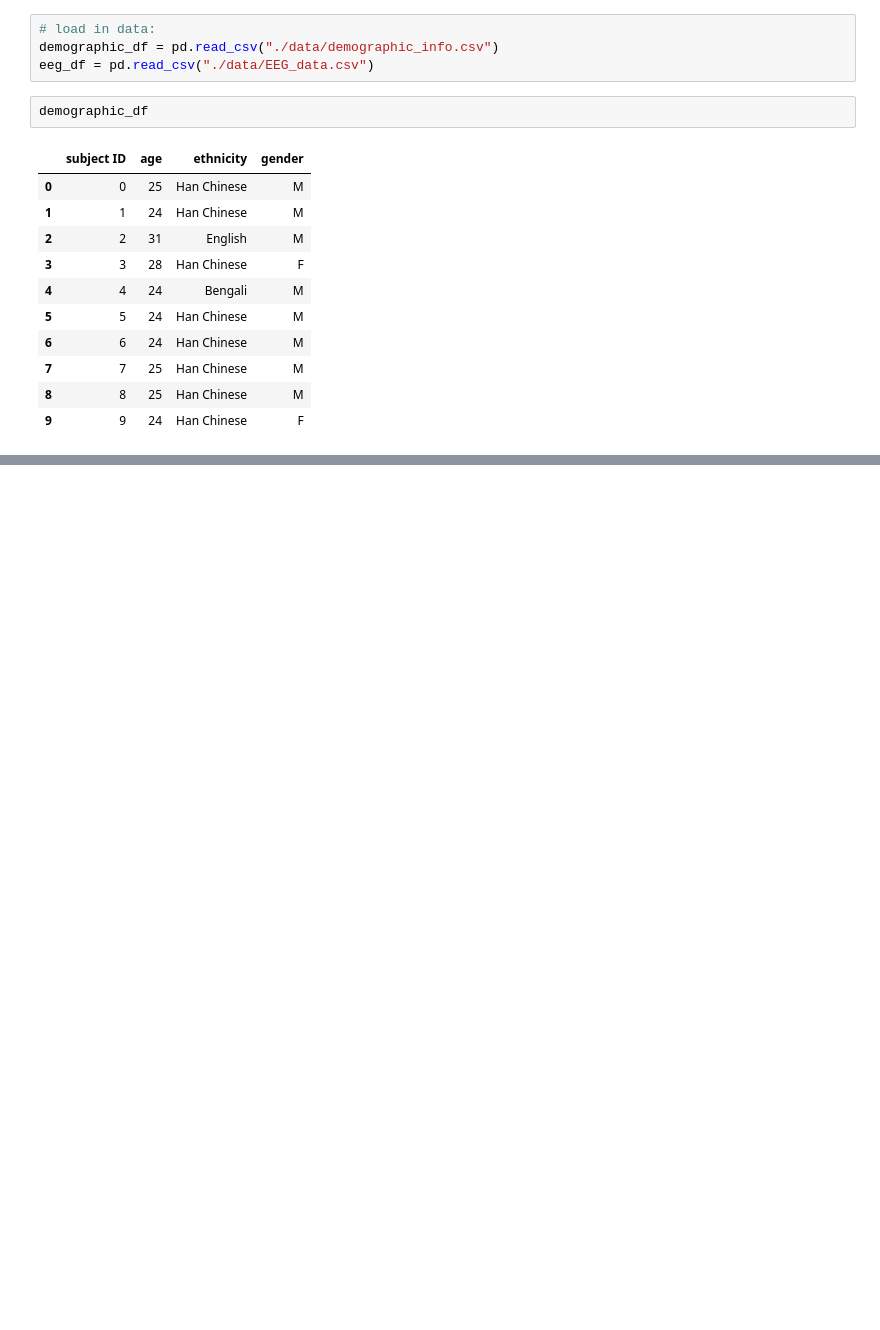
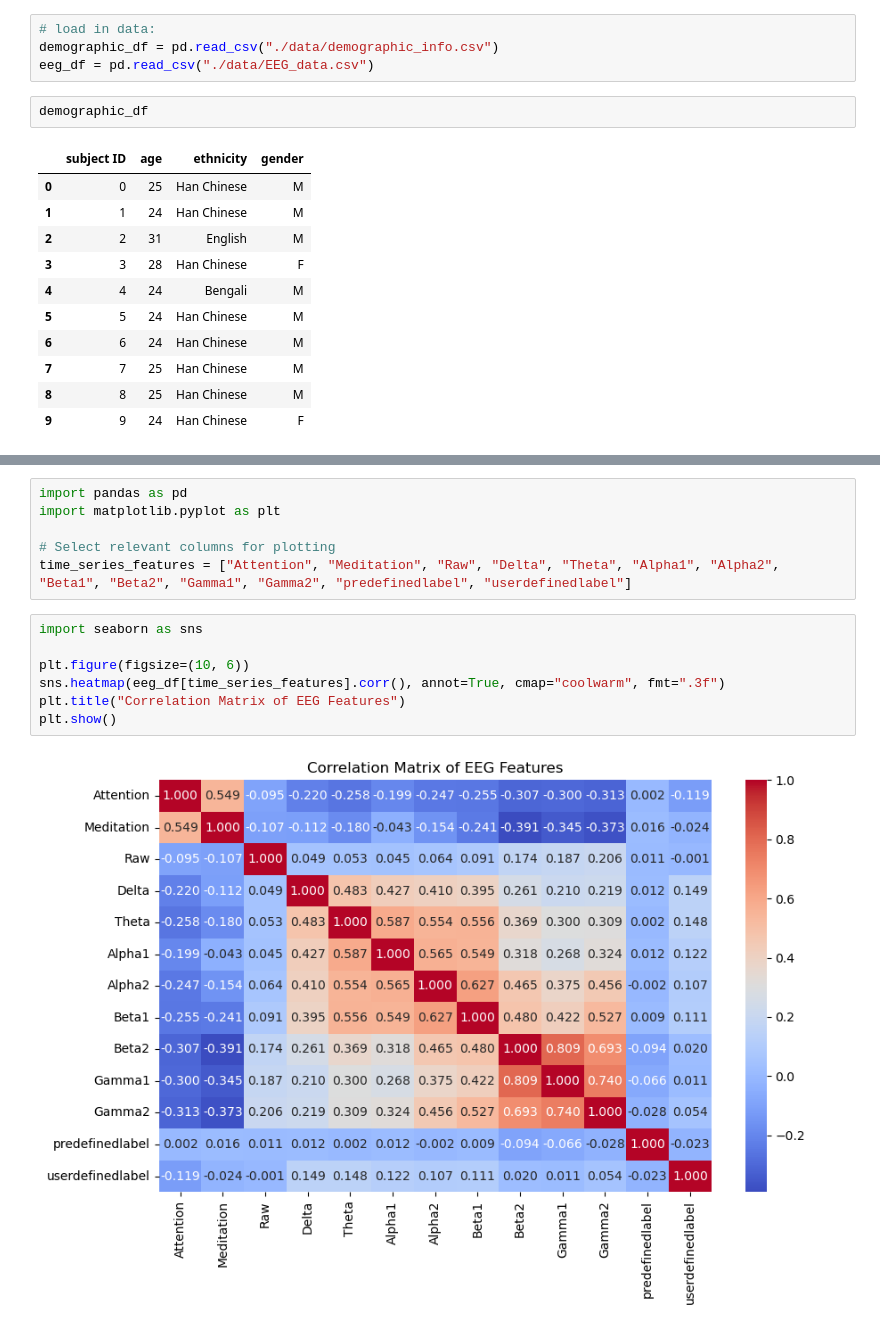
Before and after one commit to lseseri/EEG_confusion_analysis, a Jupyter notebook: Untitled.ipynb, the cells around one changed output, grey strips where cells are left out. Drawn from its saved outputs; the diff is of its cells as text; blank space fills up the shorter version.

```diff
--- a/Untitled.ipynb
+++ b/Untitled.ipynb
@@ -37,0 +134,15 @@ eeg_df
+# %%
+import pandas as pd
+import matplotlib.pyplot as plt
+
+# Select relevant columns for plotting
+time_series_features = ["Attention", "Meditation", "Raw", "Delta", "Theta", "Alpha1", "Alpha2", "Beta1", "Beta2", "Gamma1", "Gamma2", "predefinedlabel", "userdefinedlabel"]
+# %%
+import seaborn as sns
+
+plt.figure(figsize=(10, 6))
+sns.heatmap(eeg_df[time_series_features].corr(), annot=True, cmap="coolwarm", fmt=".3f")
+plt.title("Correlation Matrix of EEG Features")
+plt.show()
+# %% [output]
+[figure, added]
```
Also changed, not shown: parts of 9 cells of this notebook.
